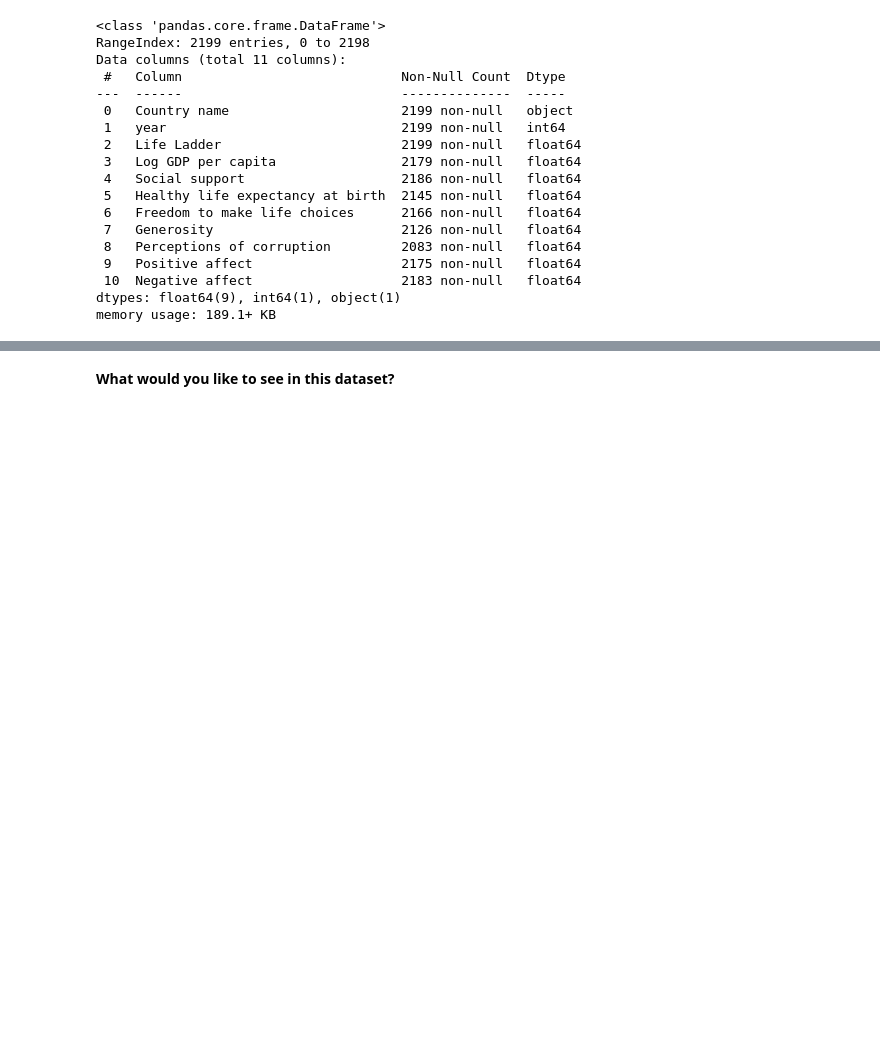
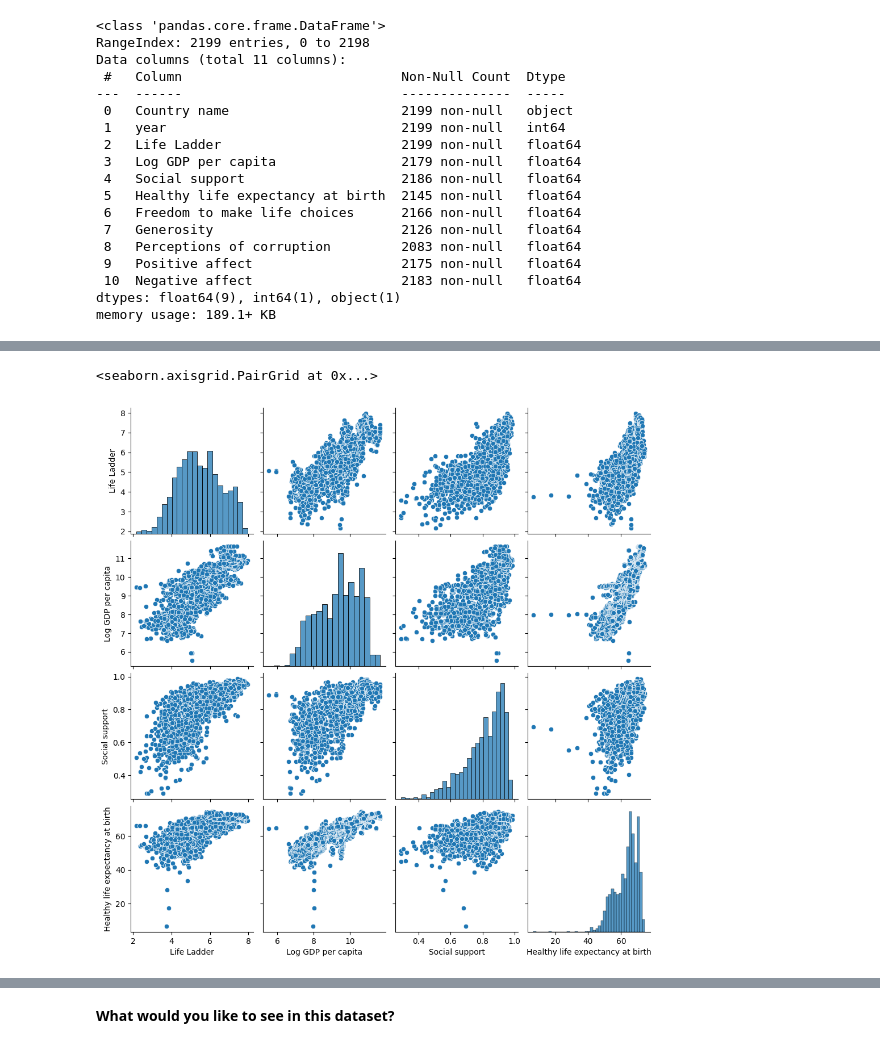
Before and after one commit to USFCA-CS663-Spring2024/happiness-lemonshark05, a Jupyter notebook: Happiness - Assignment 1 - CS 663 (Machine Learning).ipynb, the cells around one changed output, grey strips where cells are left out. Saved outputs shown, nothing was run; the diff lists cells and outputs as text; code cells hidden in the pictures; blank space fills up the shorter version.

```diff
--- a/Happiness - Assignment 1 - CS 663 (Machine Learning).ipynb
+++ b/Happiness - Assignment 1 - CS 663 (Machine Learning).ipynb
@@ -107,2 +119,7 @@ sns.scatterplot(data=df, x='Log GDP per capita', y='Social support', hue='year')
+# %%
+sns.pairplot(df_clean[['Life Ladder', 'Log GDP per capita', 'Social support', 'Healthy life expectancy at birth']])
+# %% [output]
+<seaborn.axisgrid.PairGrid at 0x...>
+[figure, added]
 # %% [markdown]
 **Can you identify any limitations, missing values or distortions of the data?**
```
Also changed, not shown: parts of 26 cells of this notebook, 1 other file.
